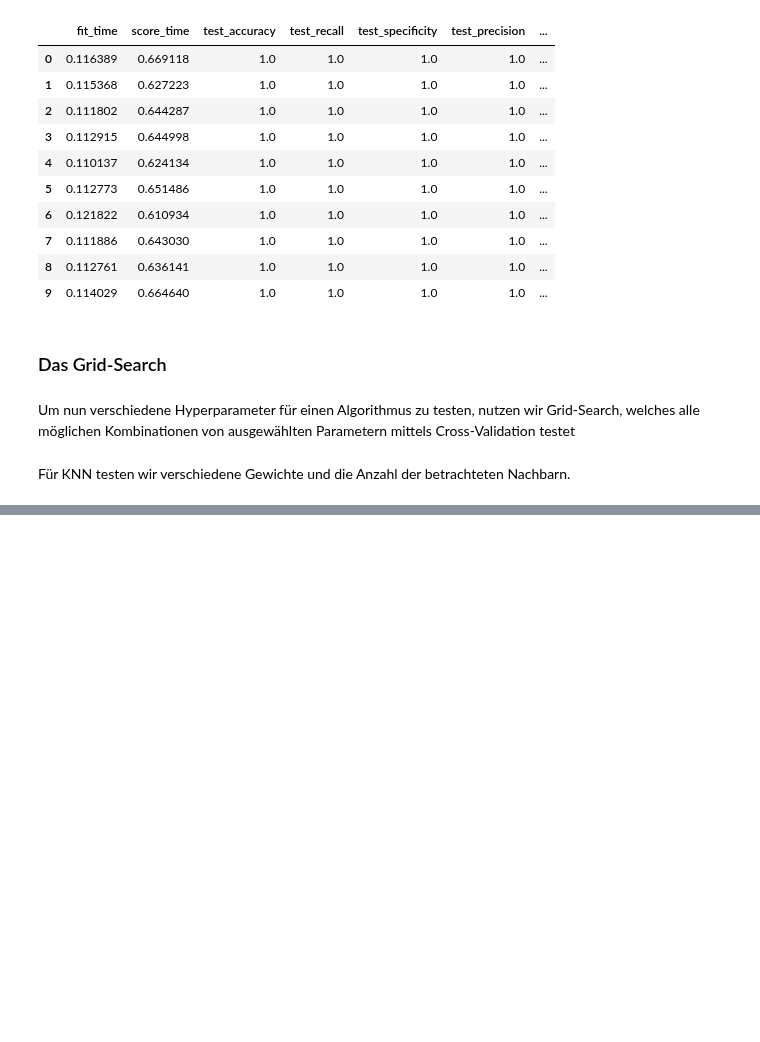
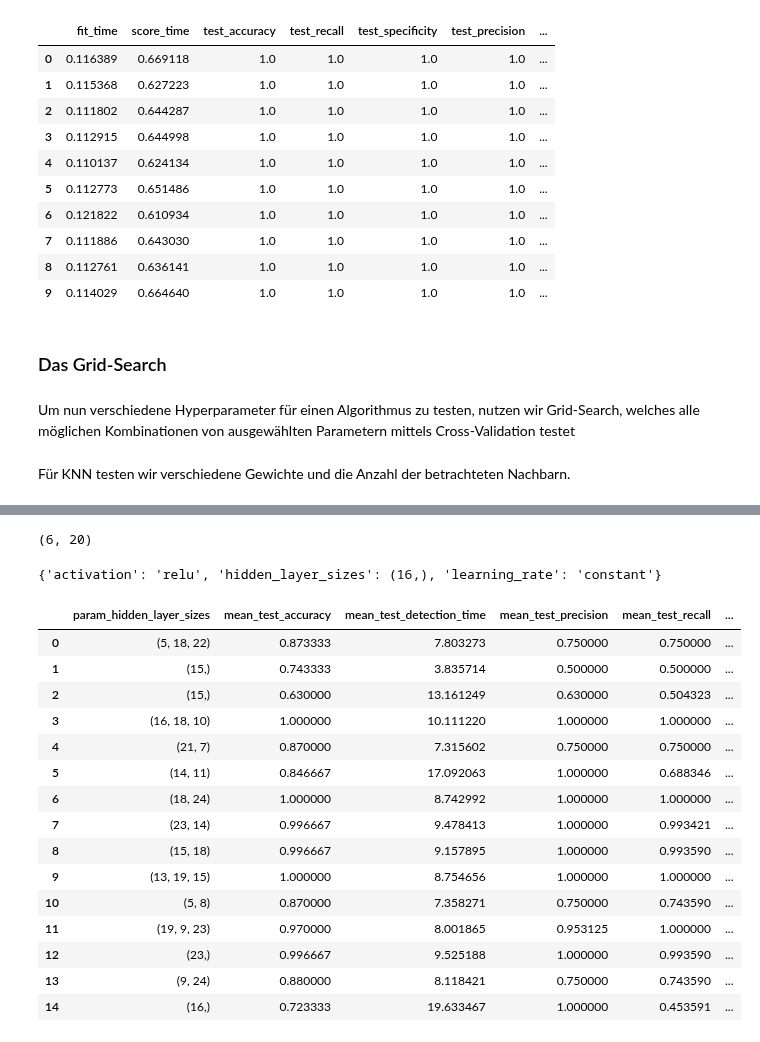
Before and after one commit to JulianBvW/BA-WDN-Leakage-Detection, a Jupyter notebook: LeakageDetection.ipynb, the cells around one changed output, grey strips where cells are left out. Saved outputs shown, nothing was run; the diff lists cells and outputs as text; code cells hidden in the pictures; blank space fills up the shorter version.

```diff
--- a/LeakageDetection.ipynb
+++ b/LeakageDetection.ipynb
@@ -298,0 +350,49 @@ pd.DataFrame(grid.cv_results_)
+# %%
+class NNSize(object):
+    def __init__(self, shape_min=1, shape_max=3, size_min=5, size_max=24):
+        self.shape_min = shape_min
+        self.shape_max = shape_max
+        self.size_min = size_min
+        self.size_max = size_max
+
+    def rvs(self, random_state=None):
+        #np.random.seed(random_state)
+        shape = np.random.randint(self.shape_min, self.shape_max+1)
+        return tuple([np.random.randint(self.size_min, self.size_max+1) for _ in range(shape)])
+
+print(NNSize().rvs())
+# %% [output]
+(6, 20)
+# %%
+from sklearn.neural_network import MLPClassifier
+
+parameters_mlp = {'hidden_layer_sizes': NNSize(),
+                  'learning_rate': ['constant', 'adaptive'],
+                  'activation': ['logistic', 'tanh', 'relu']}
+model_mlp = ClassificationModel(MLPClassifier())
+
+grid = RandomizedSearchCV(model_mlp, parameters_mlp, scoring=scoring, refit='detection_time', cv=4, verbose=3, n_iter=15)
+grid.fit(X, y)
+# %%
+print(grid.best_params_)
+results_mlp = pd.DataFrame(grid.cv_results_)
+
+results_mlp[['param_hidden_layer_sizes'] + important_results]
+# %% [output]
+{'activation': 'relu', 'hidden_layer_sizes': (16,), 'learning_rate': 'constant'}
+|  | param_hidden_layer_sizes | mean_test_accuracy | mean_test_detection_time | mean_test_precision | mean_test_recall | ... |
+| 0 | (5, 18, 22) | 0.873333 | 7.803273 | 0.750000 | 0.750000 | ... |
+| 1 | (15,) | 0.743333 | 3.835714 | 0.500000 | 0.500000 | ... |
+| 2 | (15,) | 0.630000 | 13.161249 | 0.630000 | 0.504323 | ... |
+| 3 | (16, 18, 10) | 1.000000 | 10.111220 | 1.000000 | 1.000000 | ... |
+| 4 | (21, 7) | 0.870000 | 7.315602 | 0.750000 | 0.750000 | ... |
+| 5 | (14, 11) | 0.846667 | 17.092063 | 1.000000 | 0.688346 | ... |
+| 6 | (18, 24) | 1.000000 | 8.742992 | 1.000000 | 1.000000 | ... |
+| 7 | (23, 14) | 0.996667 | 9.478413 | 1.000000 | 0.993421 | ... |
+| 8 | (15, 18) | 0.996667 | 9.157895 | 1.000000 | 0.993590 | ... |
+| 9 | (13, 19, 15) | 1.000000 | 8.754656 | 1.000000 | 1.000000 | ... |
+| 10 | (5, 8) | 0.870000 | 7.358271 | 0.750000 | 0.743590 | ... |
+| 11 | (19, 9, 23) | 0.970000 | 8.001865 | 0.953125 | 1.000000 | ... |
+| 12 | (23,) | 0.996667 | 9.525188 | 1.000000 | 0.993590 | ... |
+| 13 | (9, 24) | 0.880000 | 8.118421 | 0.750000 | 0.743590 | ... |
+| 14 | (16,) | 0.723333 | 19.633467 | 1.000000 | 0.453591 | ... |
```
Also changed, not shown: parts of 10 cells of this notebook, 1 other file.
